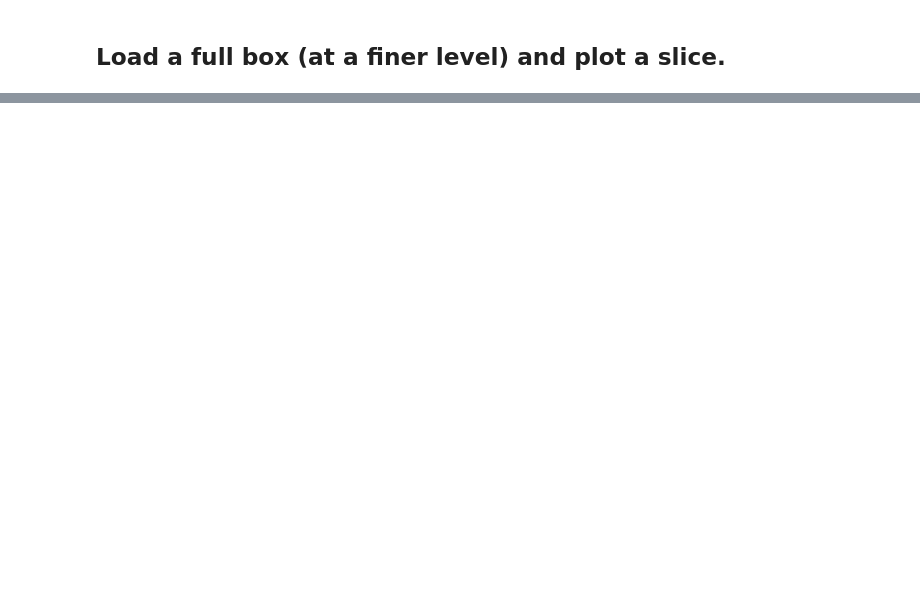
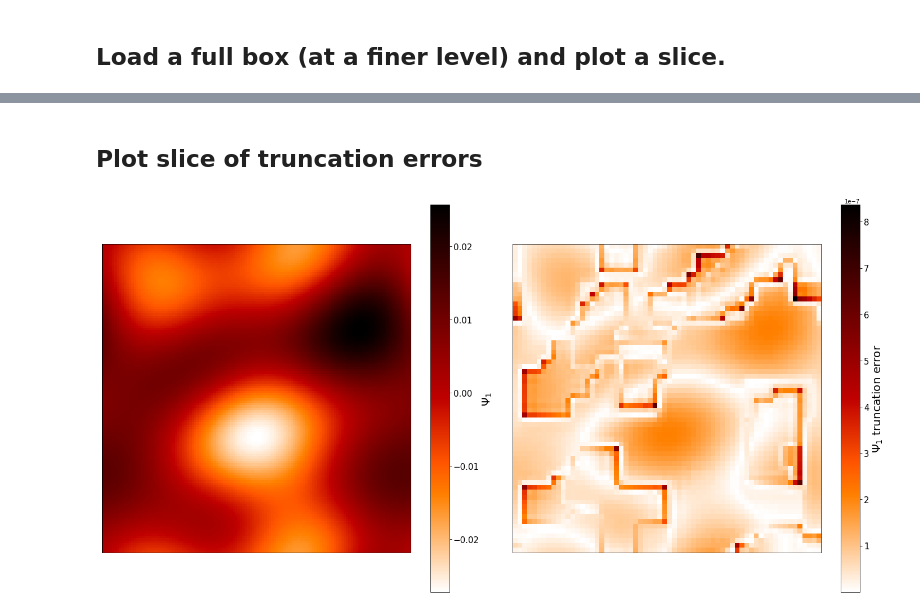
Before and after one commit to MSABuschmann/sledgehamr, a Jupyter notebook: examples/axion_strings/axion_strings.ipynb, the cells around one changed output, grey strips where cells are left out. Drawn from its saved outputs; the diff is of its cells as text; code cells hidden in the pictures; blank space fills up the shorter version.

Commit message:
Write truncation errors only when they have been computed. Add read routine.

```diff
--- a/examples/axion_strings/axion_strings.ipynb
+++ b/examples/axion_strings/axion_strings.ipynb
@@ -86,0 +106,31 @@ strings.PlotAxionAndRadialModeSlice(axion, radial_mode)
+# %% [markdown]
+## Plot slice of truncation errors
+# %%
+# Id of slice to be plotted.
+i = 1
+lev = 0
+
+# Read a slice along the x-axis.
+slices = out.GetSliceTruncationError(i, 'x', lev, ['Psi1'])
+t = slices['t']
+
+# Plot.
+fig, ax = plt.subplots(figsize=(20,10),ncols=2)
+
+im = ax[0].imshow(slices['Psi1'], cmap='gist_heat_r')
+cb = fig.colorbar(im, ax=ax[0])
+cb.ax.tick_params(labelsize=15)
+cb.set_label(label=r'$\Psi_1$',fontsize=20)
+ax[0].set_xticks([])
+ax[0].set_yticks([])
+
+im = ax[1].imshow(slices['Psi1_truncation_error'], cmap='gist_heat_r')
+cb = fig.colorbar(im, ax=ax[1])
+cb.ax.tick_params(labelsize=15)
+cb.set_label(label=r'$\Psi_1$ truncation error',fontsize=20)
+ax[1].set_xticks([])
+ax[1].set_yticks([])
+
+plt.tight_layout()
+# %% [output]
+[figure, added]
```
Also changed, not shown: parts of 5 cells of this notebook, 2 other files.
